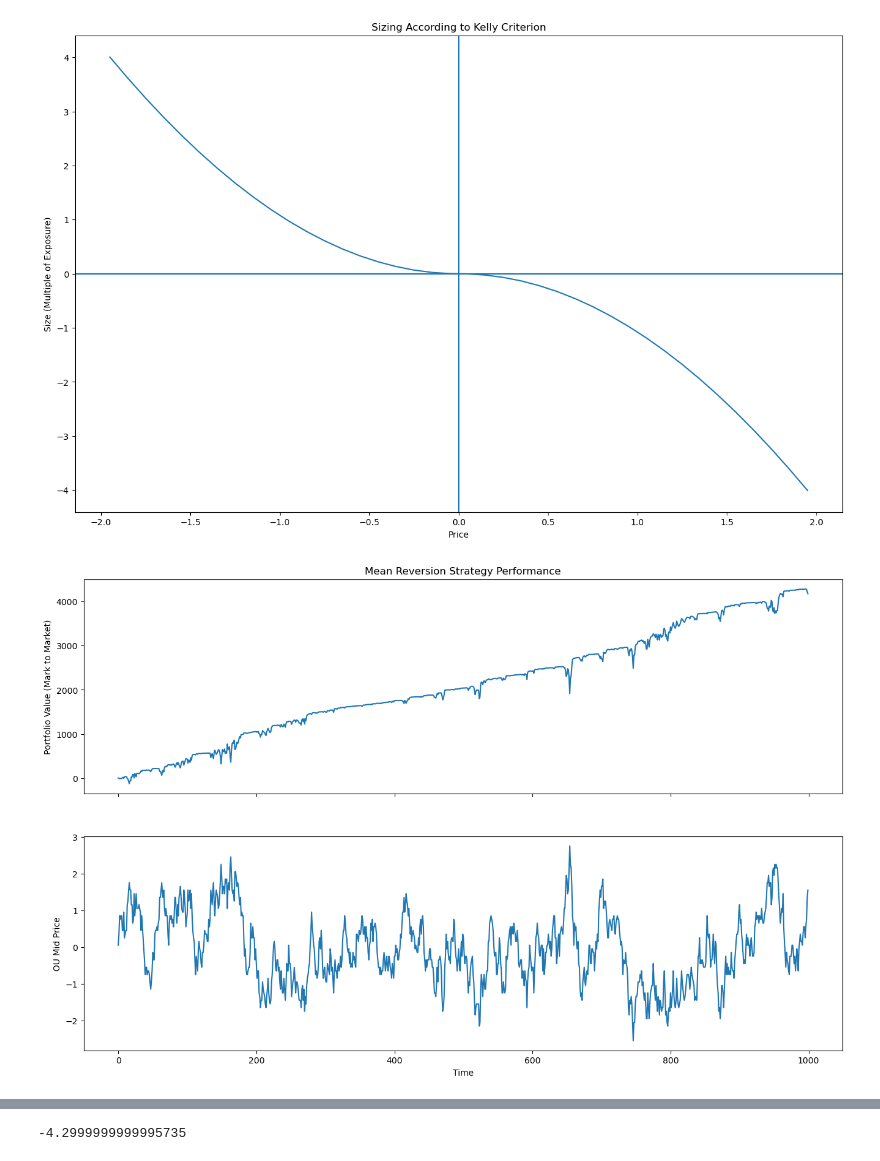
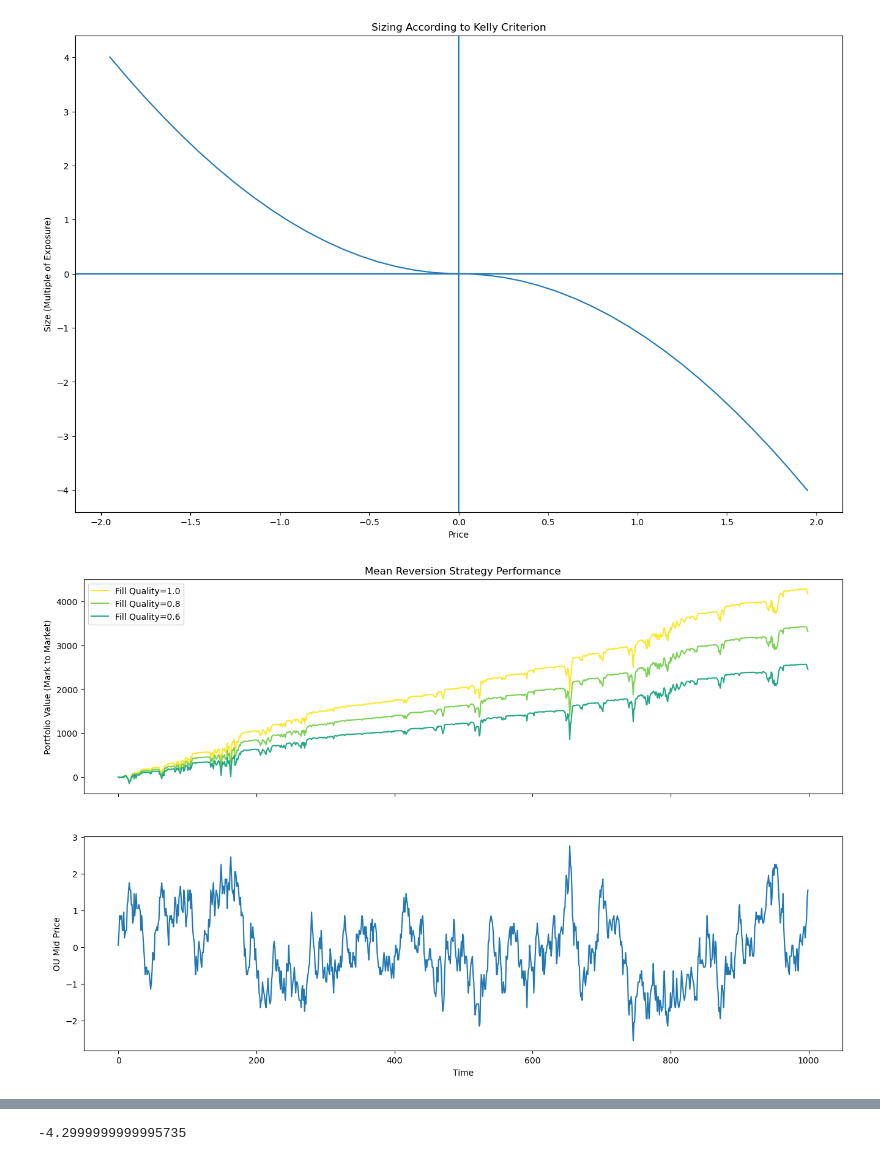
Before and after one commit to philipwlee/oumm, a Jupyter notebook: ou_market_making.ipynb, the cells around one changed output, grey strips where cells are left out. Cells and saved outputs as stored; diff of their text form; code cells hidden in the pictures.

```diff
--- a/ou_market_making.ipynb
+++ b/ou_market_making.ipynb
@@ -203,17 +237,19 @@ plt.show()
 # %% [output]
 [figure]
 # %%
-strat.fill_quality = 1.0
+fig, axs = plt.subplots(2, sharex=True)
 
-strat.backtest()
+for fill in [1.0, 0.8, 0.6]:
+    strat.fill_quality = fill
+    strat.backtest()
+    axs[0].plot(strat.trades["M2MPORT"], color=plt.cm.viridis(fill), label=f"Fill Quality={fill}")
+    axs[0].set(title="Mean Reversion Strategy Performance", ylabel="Portfolio Value (Mark to Market)")
+axs[0].legend()
 
-fig, axs = plt.subplots(2, sharex=True)
-axs[0].plot(strat.trades["M2MPORT"])
 axs[1].plot(strat.trades["MID"])
-axs[0].set(title="Mean Reversion Strategy Performance", ylabel="Portfolio Value (Mark to Market)")
 axs[1].set(xlabel="Time", ylabel="OU Mid Price")
 
 plt.show()
 # %% [output]
-[figure, old version]
+[figure, new version]
 # %%
```
Also changed, not shown: parts of 14 cells of this notebook, 1 other file.
